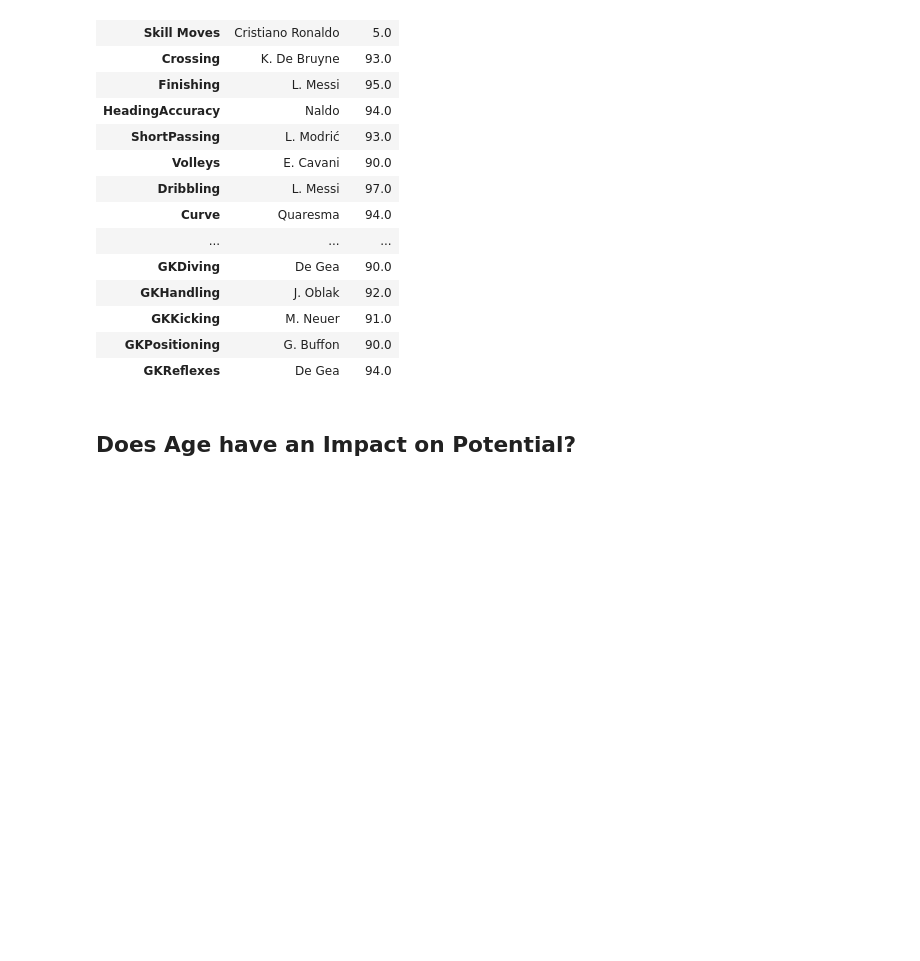
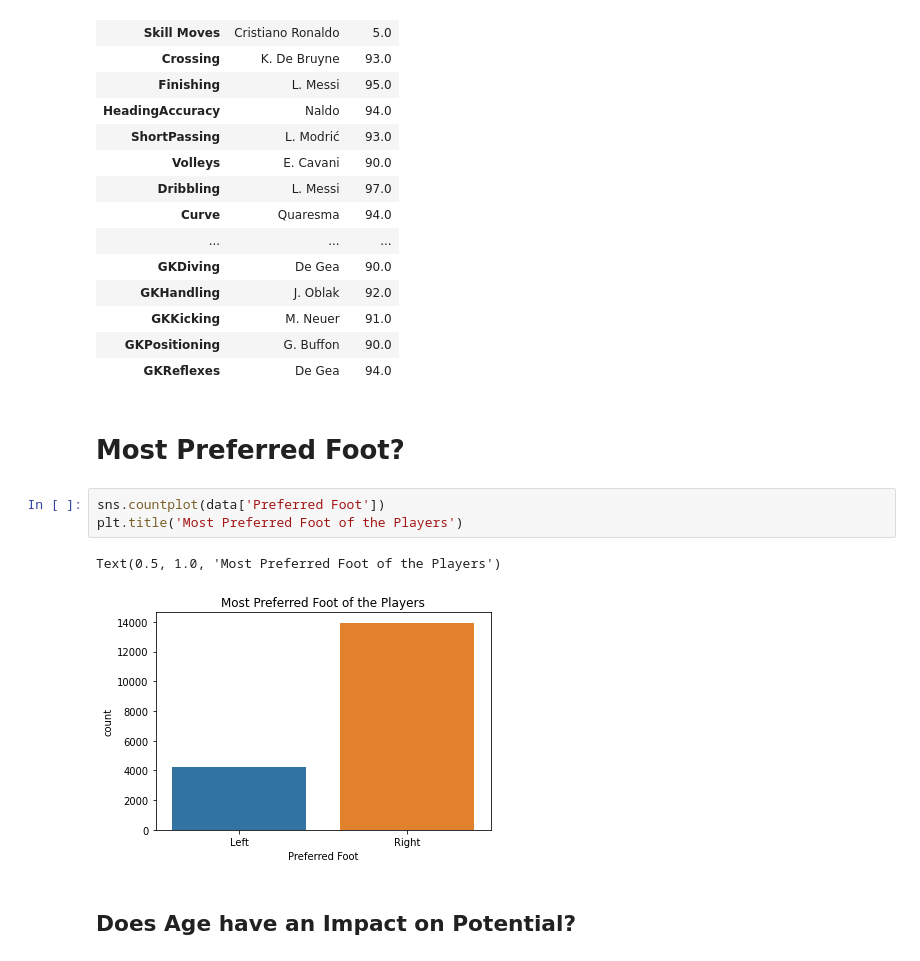
Before and after one commit to Dhanush1014/Simple-Analysis-On-FIFA-19, a Jupyter notebook: FIFA 2019 Linear Regression.ipynb, the cells around one changed output. Saved outputs shown, nothing was run; the diff lists cells and outputs as text; blank space fills up the shorter version.

```diff
--- a/FIFA 2019 Linear Regression.ipynb
+++ b/FIFA 2019 Linear Regression.ipynb
@@ -108,6 +108,14 @@ best_players.drop(['Special','Weak Foot','International Reputation','Age','Wage'
 | GKKicking | M. Neuer | 91.0 |
 | GKPositioning | G. Buffon | 90.0 |
 | GKReflexes | De Gea | 94.0 |
+# %% [markdown]
+# Most Preferred Foot?
+# %%
+sns.countplot(data['Preferred Foot'])
+plt.title('Most Preferred Foot of the Players')
+# %% [output]
+Text(0.5, 1.0, 'Most Preferred Foot of the Players')
+[figure, added]
 # %% [markdown]
 ## Does Age have an Impact on Potential?
 # %%
```
Also changed, not shown: parts of 2 cells of this notebook.
